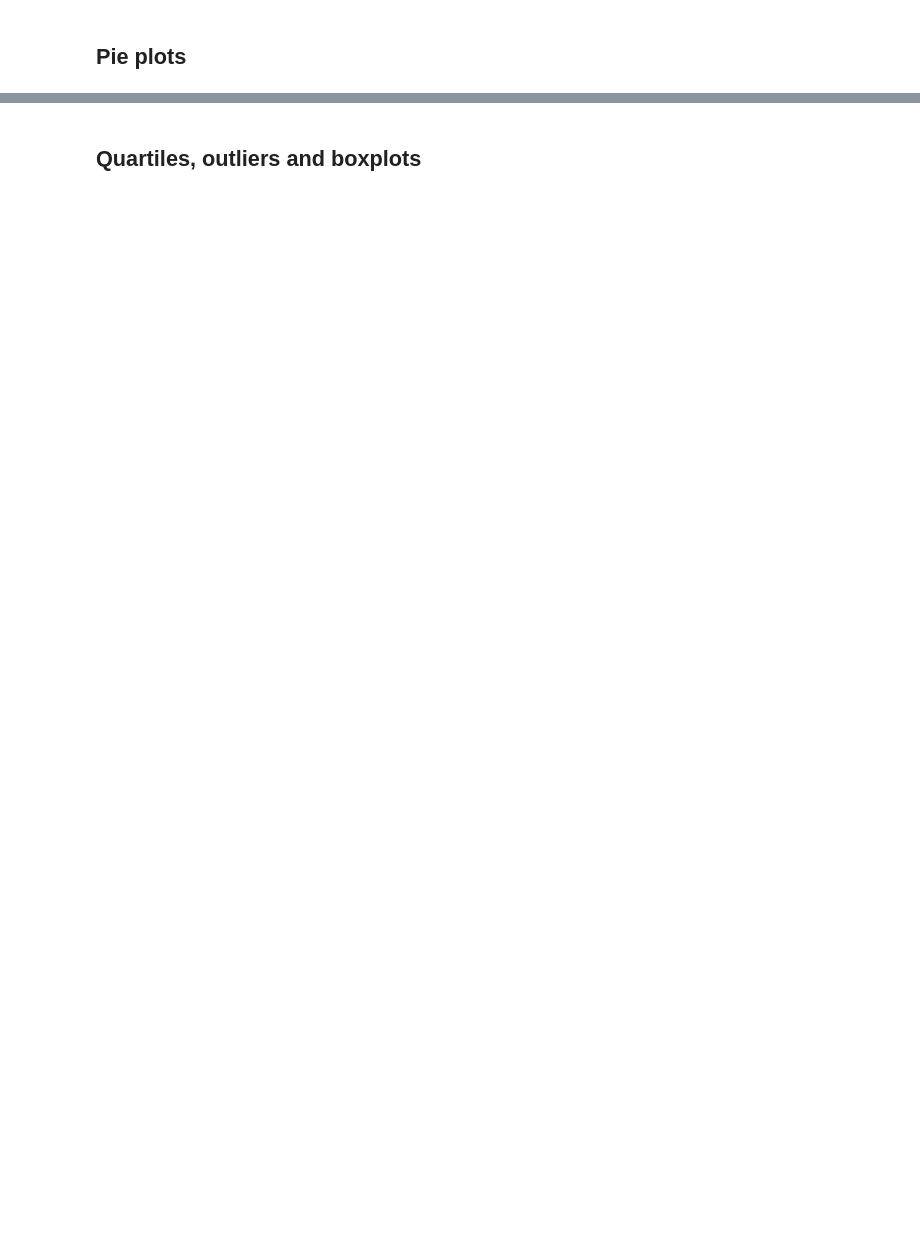
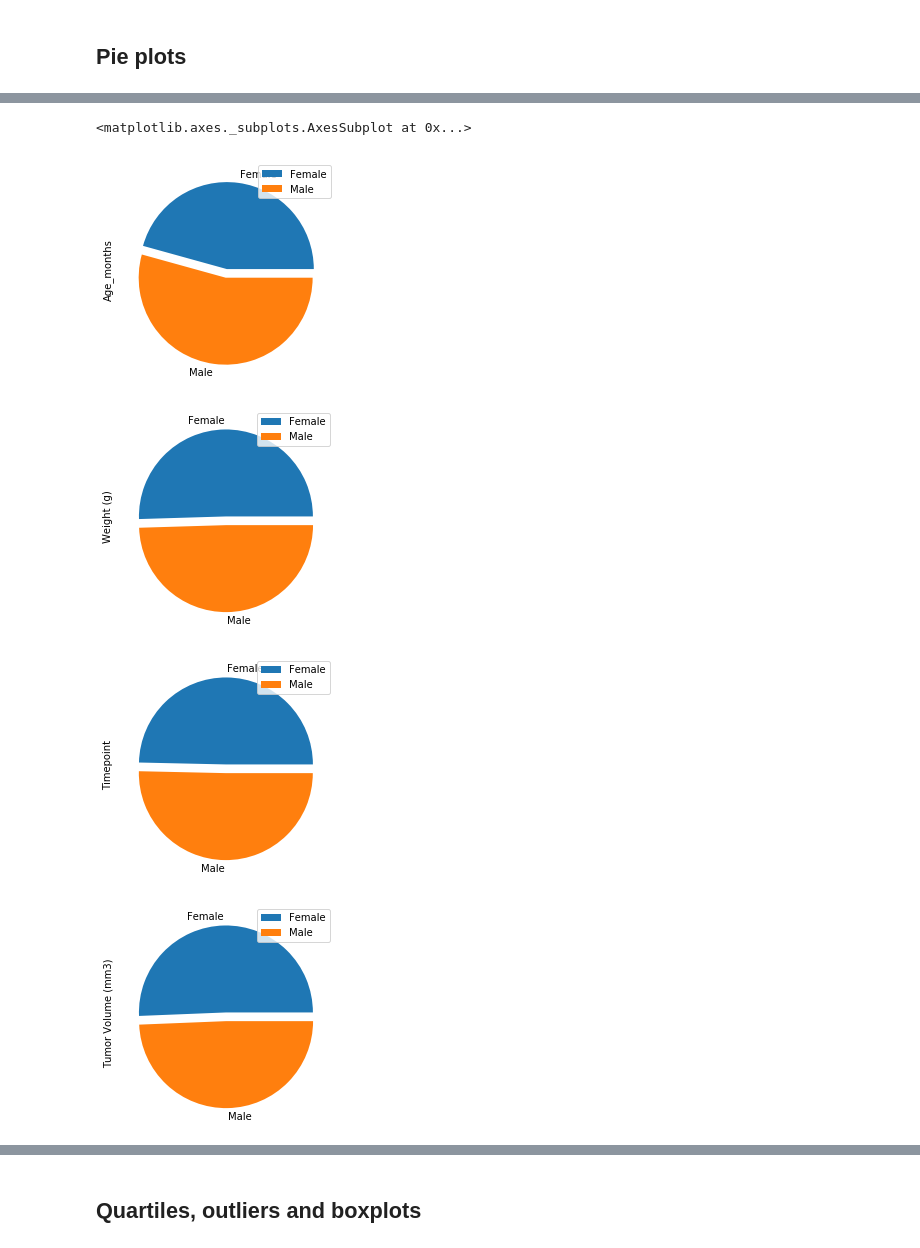
Before and after one commit to DenebAguirre/Matplotlib-challenge, a Jupyter notebook: Pymaceuticals/pymaceuticals_starter.ipynb, the cells around one changed output, grey strips where cells are left out. Saved outputs shown, nothing was run; the diff lists cells and outputs as text; code cells hidden in the pictures; blank space fills up the shorter version.

```diff
--- a/Pymaceuticals/pymaceuticals_starter.ipynb
+++ b/Pymaceuticals/pymaceuticals_starter.ipynb
@@ -83,0 +75,12 @@ ax.bar(x+0.8,Drugs_Effect['sem'], width=0.2, align='center')
+# %%
+micesex.plot(['Sex'], ['Age_months'], kind='pie', explode=(0,0.1)),
+micesex.plot(['Sex'], ['Weight (g)'], kind='pie', explode=(0,0.1)),
+micesex.plot(['Sex'], ['Timepoint'], kind='pie', explode=(0,0.1)),
+micesex.plot(['Sex'], ['Tumor Volume (mm3)'], kind='pie', explode=(0,0.1)),
+micesex.plot(['Sex'], ['Metastatic Sites'], kind='pie', explode=(0,0.1))
+# %% [output]
+<matplotlib.axes._subplots.AxesSubplot at 0x...>
+[figure, added]
+[figure, added]
+[figure, added]
+[figure, added]
```
Also changed, not shown: parts of 18 cells of this notebook.
